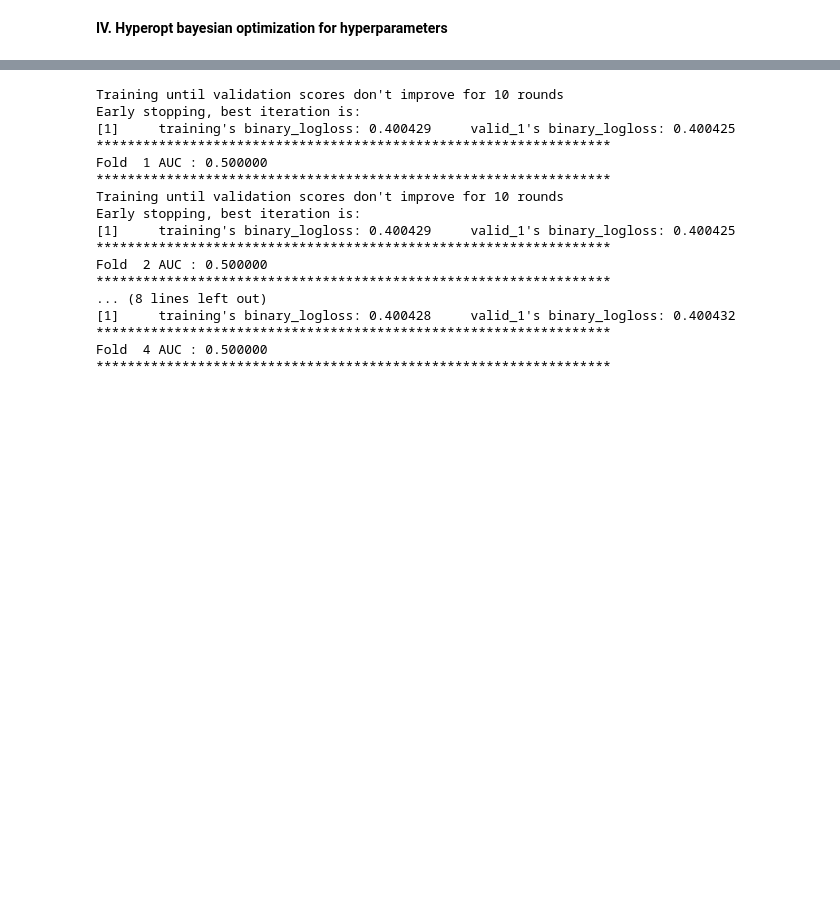
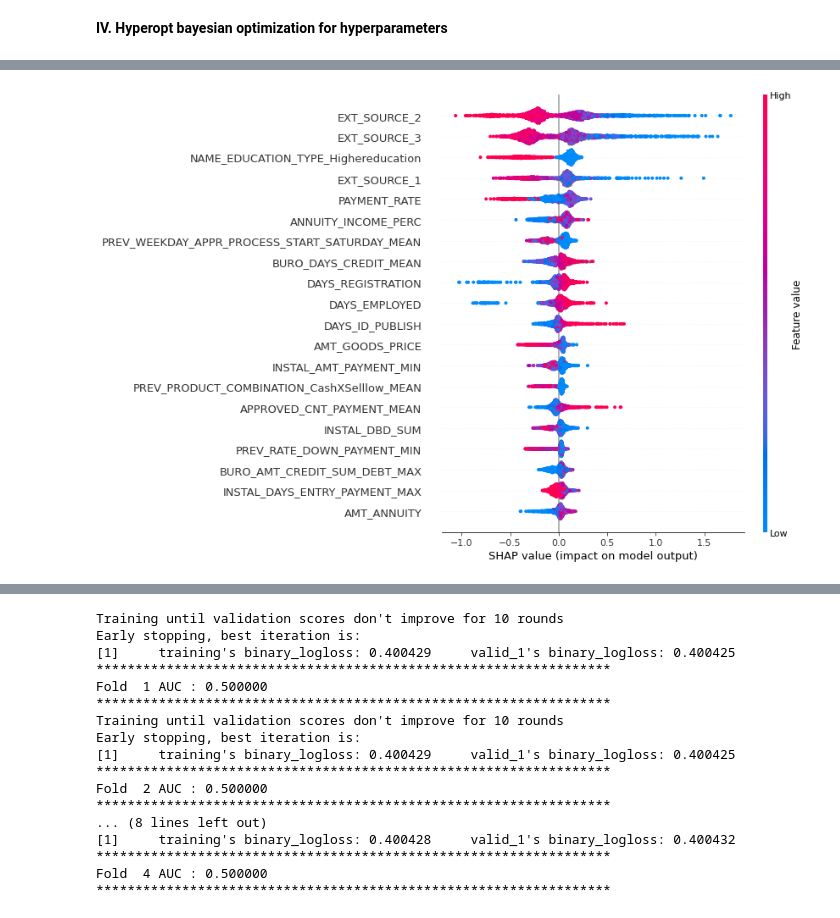
Before and after one commit to drdjekyl/P7, a Jupyter notebook: P7_A_Model.ipynb, the cells around one changed output, grey strips where cells are left out. Drawn from its saved outputs; the diff is of its cells as text; code cells hidden in the pictures; blank space fills up the shorter version.

Commit message:
SHAP values collected in model function -> plot display OK

```diff
--- a/P7_A_Model.ipynb
+++ b/P7_A_Model.ipynb
@@ -595,7 +595,7 @@ from hyperopt import STATUS_OK
 import shap
 
 
-def bayesian_optimizer(train_df, train_target):
+def model_training(train_df, train_target):
     """Function to optimize hyperparameter of the LightGBM Classifier with a Bayesian approach.
     X : array or dF like with datas
     y: array or dF like with target to evaluate
@@ -604,6 +604,9 @@ def bayesian_optimizer(train_df, train_target):
     # Declare variables to store essential outputs of the function
     pred_array = np.zeros(train_df.shape[0])
     metrics_results = dict()
+    shap_values = list()
+    shap_expect_values = list()
+    tested_values = list()
     skf = StratifiedKFold(n_splits=5, shuffle=True)
 
     # Go into the for loop and cross validation in 5 folds
@@ -624,7 +627,11 @@ def bayesian_optimizer(train_df, train_target):
                   early_stopping_rounds=100)
 
         # Record the shap values to plot some graphs later
-        shap_values = shap.TreeExplainer(model).shap_values(X_test)
+        explainer = shap.TreeExplainer(model)
+        shap_values.append(explainer.shap_values(X_test))
+        shap_expect_values.append(explainer.expected_value)
+        tested_values.append(X_test)
+
         # Record the predictions done with testing datas
         pred_array[test_idx] = model.predict(X_test,
                                              num_iteration=int(
@@ -647,8 +654,10 @@ def bayesian_optimizer(train_df, train_target):
     metrics_results['confusion_matrix'] = confusion_matrix(
         train_target, pred_array).ravel()  # Return (tn, fp, fn, tp)
     metrics_results['ft_importances'] = model.feature_importances_
+    metrics_results['pred_array'] = pred_array
     metrics_results['shap_values'] = shap_values
-    metrics_results['pred_array'] = pred_array
+    metrics_results['shap_expect_values'] = shap_expect_values
+    metrics_results['tested_values'] = tested_values
 
     print('Model trained and predictions done')
     print('******************************************************************')
@@ -715,0 +666,5 @@ shap.plots.beeswarm(shap_values)
+# %%
+X = train_df.iloc[:10000, :]
+y = train_target.iloc[:10000]
+
+metrics = model_training(X, y)
@@ -715,0 +714,4 @@ shap.plots.beeswarm(shap_values)
+# %%
+shap.summary_plot(metrics['shap_values'][0][1], metrics['tested_values'][0])
+# %% [output]
+[figure, added]
```
Also changed, not shown: parts of 10 cells of this notebook.
